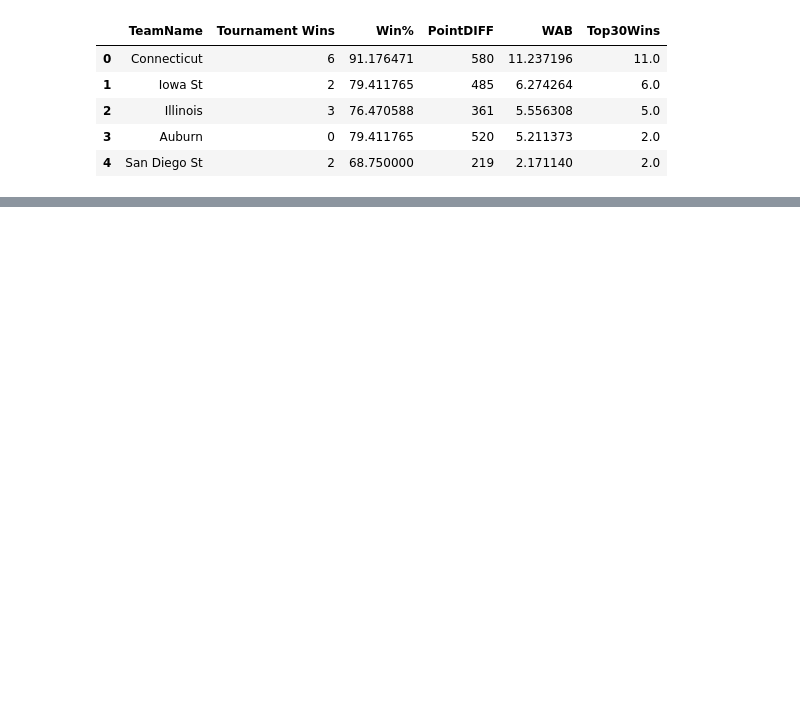
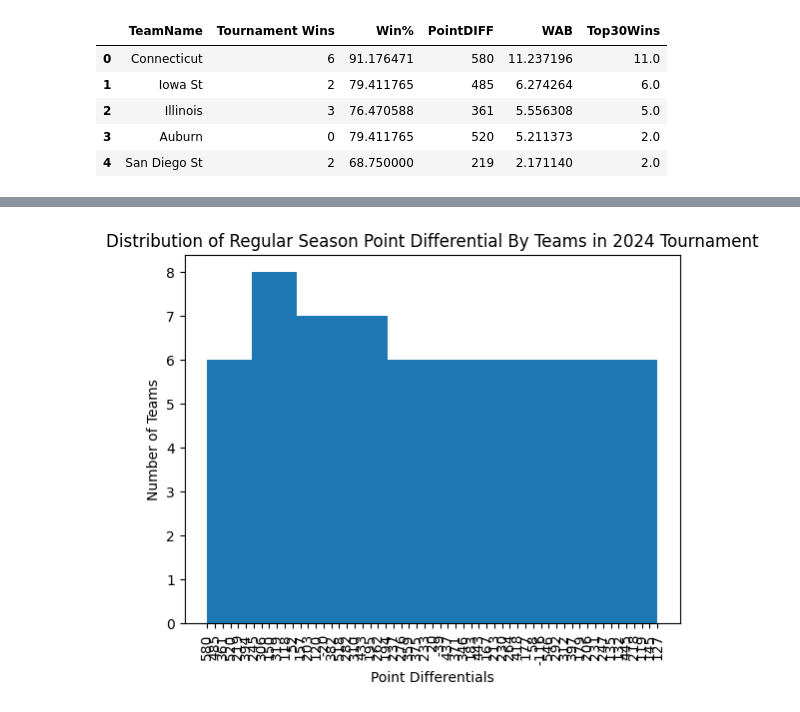
Before and after one commit to joshuaxiao13/kaggle-march-madness-2025, a Jupyter notebook: notebook.ipynb, the cells around one changed output, grey strips where cells are left out. Cells and saved outputs as stored; diff of their text form; code cells hidden in the pictures; blank space fills up the shorter version.

```diff
--- a/notebook.ipynb
+++ b/notebook.ipynb
@@ -341,0 +362,9 @@ Xy_ORLE.head()
+# %%
+plt.hist(Xy_ORLE["PointDIFF"], bins=10)
+plt.title("Distribution of Regular Season Point Differential By Teams in 2024 Tournament")
+plt.ylabel("Number of Teams")
+plt.xlabel("Point Differentials")
+plt.xticks(rotation=90)
+plt.savefig("./images/distribution-2024-point-differentials.png")
+# %% [output]
+[figure, added]
```
Also changed, not shown: parts of 8 cells of this notebook.
